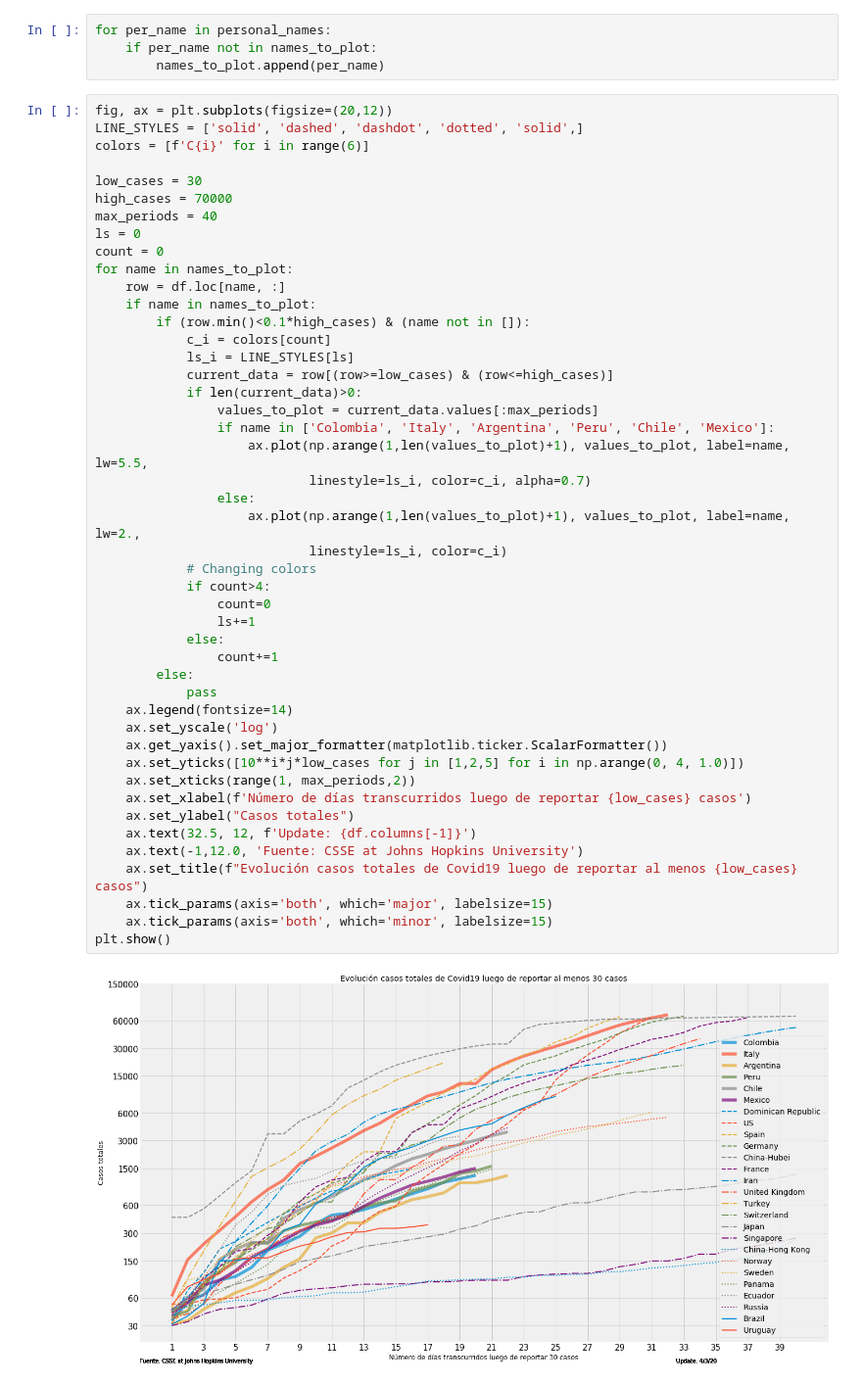
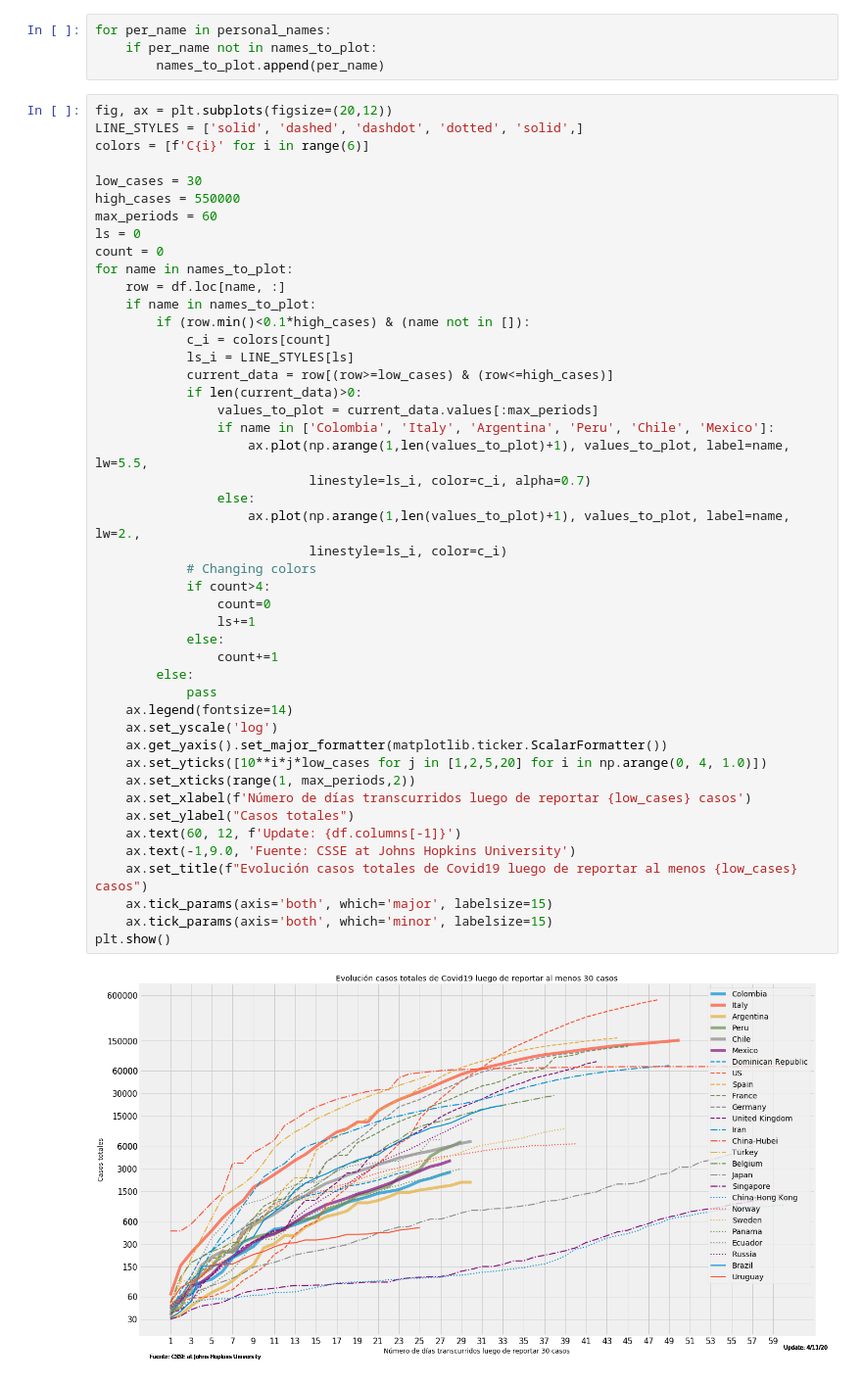
Before and after one commit to 0xTochi/MyOwnCovid, a Jupyter notebook: CasosTotales.ipynb, the cells around one changed output. Shown at 98% size. Drawn from its saved outputs; the diff is of its cells as text.

```diff
--- a/CasosTotales.ipynb
+++ b/CasosTotales.ipynb
@@ -126,8 +126,8 @@ LINE_STYLES = ['solid', 'dashed', 'dashdot', 'dotted', 'solid',]
 colors = [f'C{i}' for i in range(6)]
 
 low_cases = 30
-high_cases = 70000
-max_periods = 40
+high_cases = 550000
+max_periods = 60
 ls = 0
 count = 0
 for name in names_to_plot:
@@ -137,34 +137,34 @@ for name in names_to_plot:
             c_i = colors[count]
             ls_i = LINE_STYLES[ls]
             current_data = row[(row>=low_cases) & (row<=high_cases)]
             if len(current_data)>0:
                 values_to_plot = current_data.values[:max_periods]
                 if name in ['Colombia', 'Italy', 'Argentina', 'Peru', 'Chile', 'Mexico']:
                     ax.plot(np.arange(1,len(values_to_plot)+1), values_to_plot, label=name, lw=5.5,
                             linestyle=ls_i, color=c_i, alpha=0.7)
                 else:
                     ax.plot(np.arange(1,len(values_to_plot)+1), values_to_plot, label=name, lw=2.,
                             linestyle=ls_i, color=c_i)
             # Changing colors
             if count>4:
                 count=0
                 ls+=1
             else:
                 count+=1
         else:
             pass
     ax.legend(fontsize=14)
     ax.set_yscale('log')
     ax.get_yaxis().set_major_formatter(matplotlib.ticker.ScalarFormatter())
-    ax.set_yticks([10**i*j*low_cases for j in [1,2,5] for i in np.arange(0, 4, 1.0)])
+    ax.set_yticks([10**i*j*low_cases for j in [1,2,5,20] for i in np.arange(0, 4, 1.0)])
     ax.set_xticks(range(1, max_periods,2))
     ax.set_xlabel(f'Número de días transcurridos luego de reportar {low_cases} casos')
     ax.set_ylabel("Casos totales")
-    ax.text(32.5, 12, f'Update: {df.columns[-1]}')
-    ax.text(-1,12.0, 'Fuente: CSSE at Johns Hopkins University')
+    ax.text(60, 12, f'Update: {df.columns[-1]}')
+    ax.text(-1,9.0, 'Fuente: CSSE at Johns Hopkins University')
     ax.set_title(f"Evolución casos totales de Covid19 luego de reportar al menos {low_cases} casos")
     ax.tick_params(axis='both', which='major', labelsize=15)
     ax.tick_params(axis='both', which='minor', labelsize=15)
 plt.show()
 # %% [output]
-[figure, old version]
+[figure, new version]
```
Also changed, not shown: parts of 2 cells of this notebook, 2 other files.
